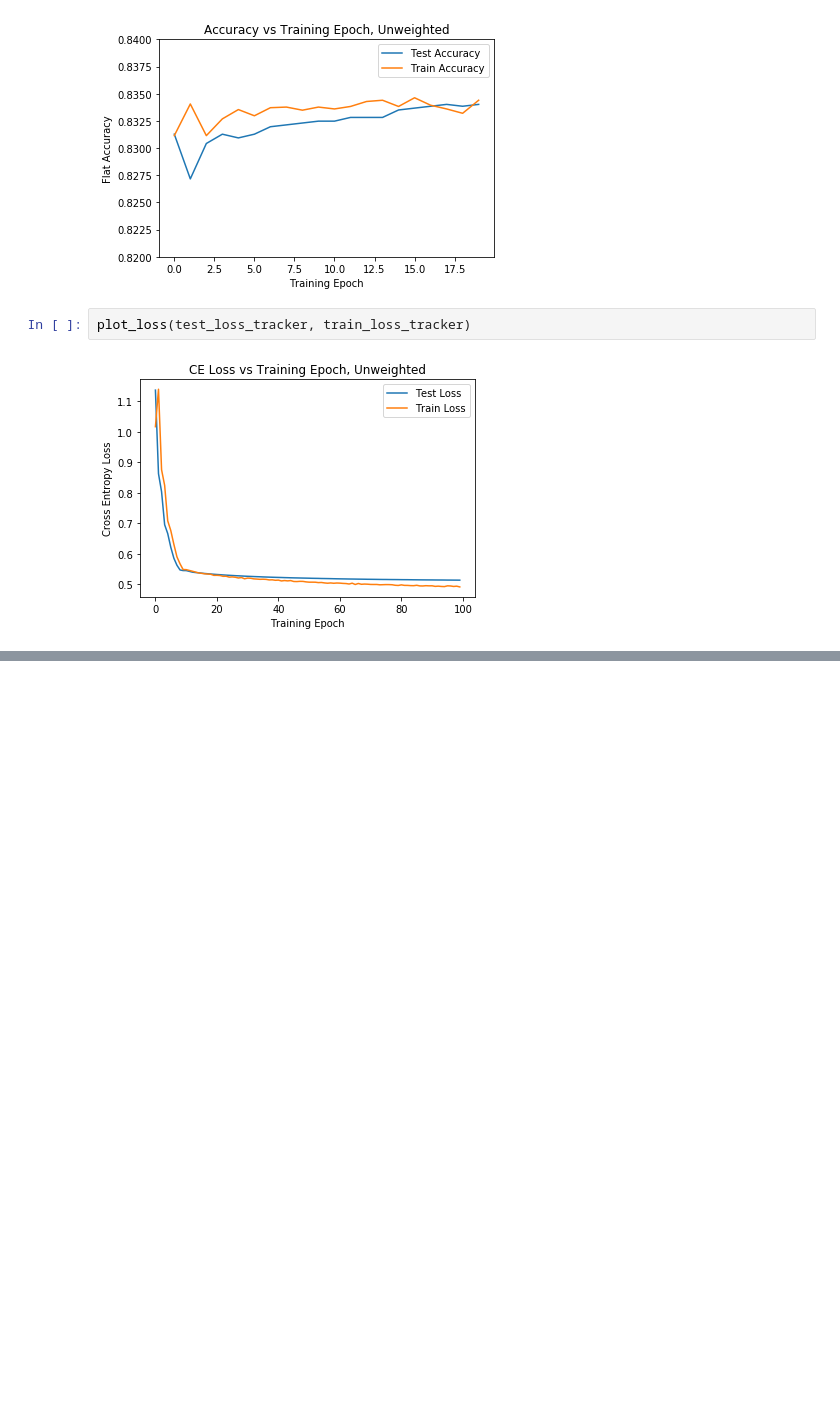
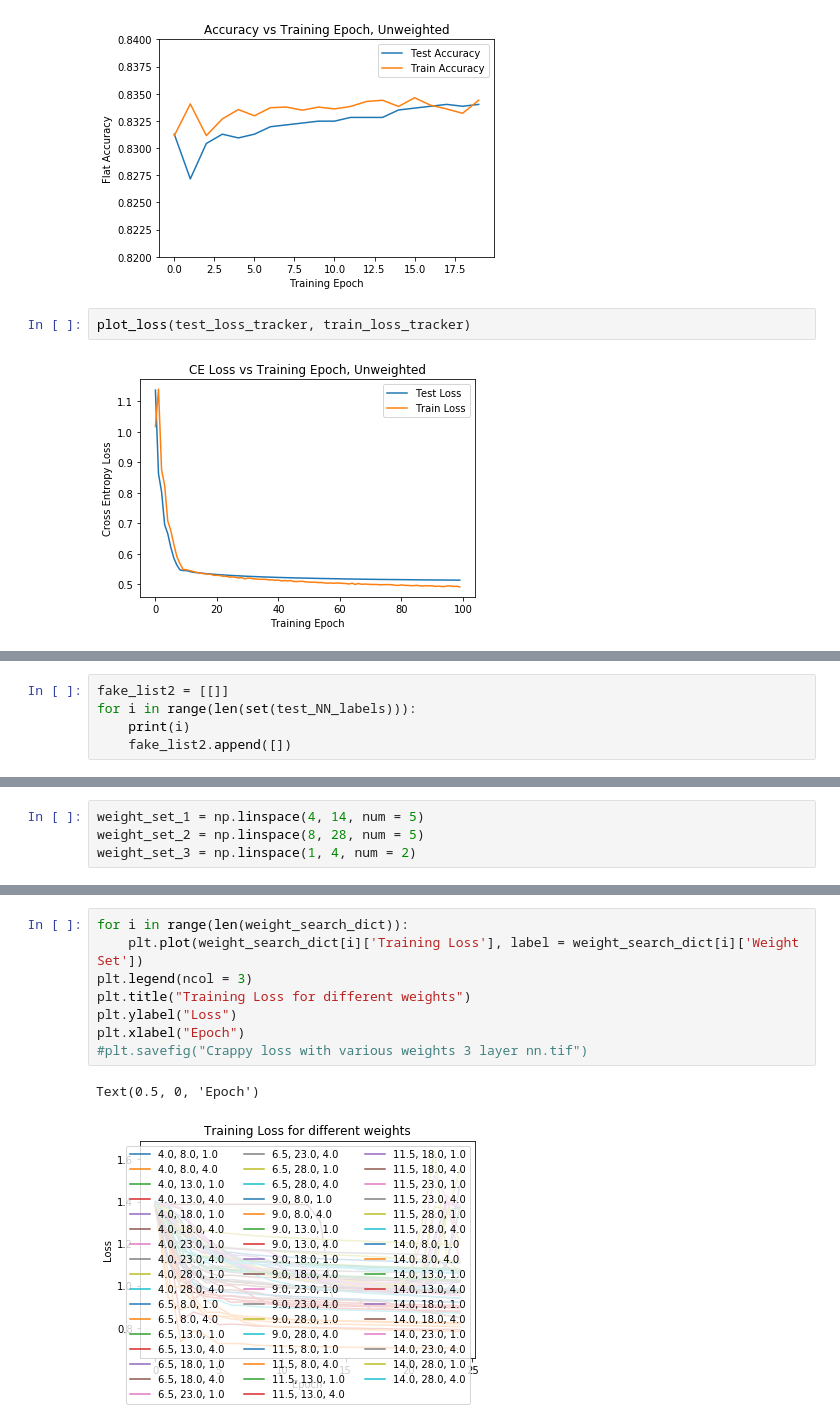
Before and after one commit to JonathanOnorato/BERT_Explore, a Jupyter notebook: BERTplusClassifier.ipynb, the cells around one changed output, grey strips where cells are left out. Cells and saved outputs as stored; diff of their text form; blank space fills up the shorter version.

```diff
--- a/BERTplusClassifier.ipynb
+++ b/BERTplusClassifier.ipynb
@@ -1497,0 +1738,5 @@ To me, the BERT encodings seems the most likely to improve our overall performan
+# %%
+fake_list2 = [[]]
+for i in range(len(set(test_NN_labels))):
+    print(i)
+    fake_list2.append([])
@@ -1497,0 +1755,4 @@ To me, the BERT encodings seems the most likely to improve our overall performan
+# %%
+weight_set_1 = np.linspace(4, 14, num = 5)
+weight_set_2 = np.linspace(8, 28, num = 5)
+weight_set_3 = np.linspace(1, 4, num = 2)
@@ -1497,0 +1875,11 @@ To me, the BERT encodings seems the most likely to improve our overall performan
+# %%
+for i in range(len(weight_search_dict)):
+    plt.plot(weight_search_dict[i]['Training Loss'], label = weight_search_dict[i]['Weight Set'])
+plt.legend(ncol = 3)
+plt.title("Training Loss for different weights")
+plt.ylabel("Loss")
+plt.xlabel("Epoch")
+#plt.savefig("Crappy loss with various weights 3 layer nn.tif")
+# %% [output]
+Text(0.5, 0, 'Epoch')
+[figure, added]
```
Also changed, not shown: parts of 75 cells of this notebook.
